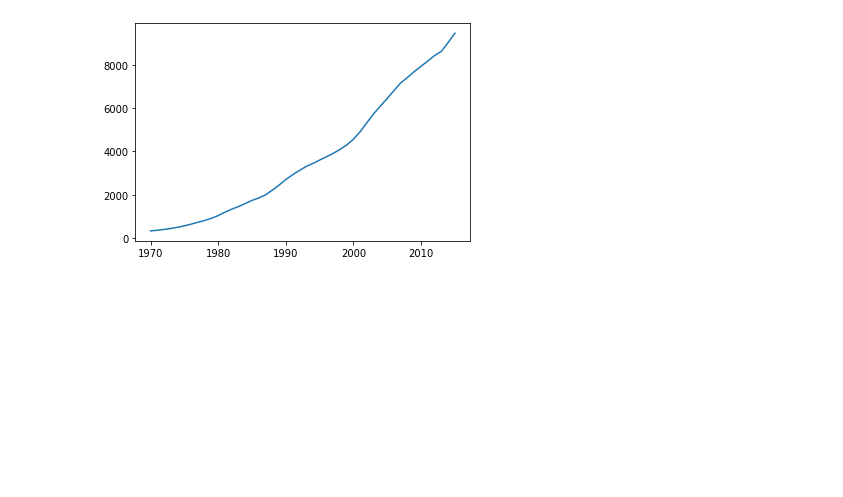
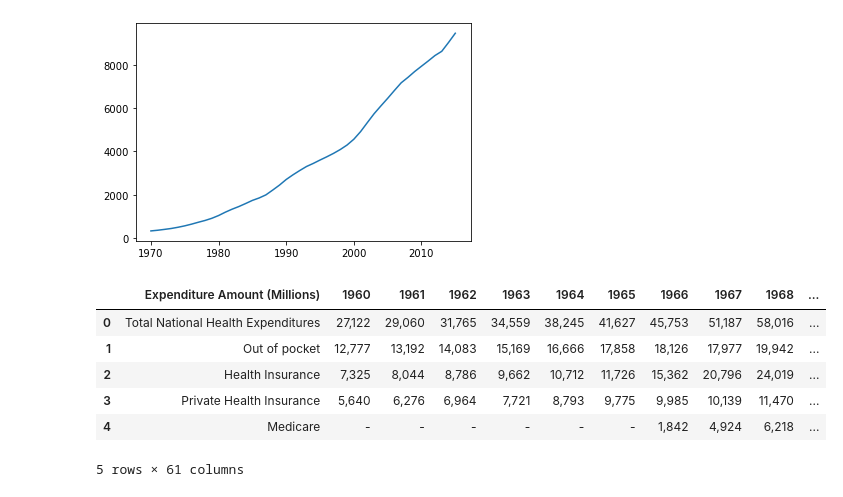
Before and after one commit to acumpelik/DataVisualizationClass, a Jupyter notebook: Week 3/DataVis2021_Assignment3_Cumpelik.ipynb, the cells around one changed output. Saved outputs shown, nothing was run; the diff lists cells and outputs as text; code cells hidden in the pictures; blank space fills up the shorter version.

```diff
--- a/Week 3/DataVis2021_Assignment3_Cumpelik.ipynb
+++ b/Week 3/DataVis2021_Assignment3_Cumpelik.ipynb
@@ -95,3 +104,14 @@ plt.plot(healthcare_time, healthcare_cost)
 # %% [output]
 [<matplotlib.lines.Line2D at 0x...>]
 [figure]
+# %%
+nhe2019 = pd.read_csv('NHE2019.csv', header=1)
+nhe2019.head()
+# %% [output]
+|  | Expenditure Amount (Millions) | 1960 | 1961 | 1962 | 1963 | 1964 | 1965 | 1966 | 1967 | 1968 | ... |
+| 0 | Total National Health Expenditures | 27,122 | 29,060 | 31,765 | 34,559 | 38,245 | 41,627 | 45,753 | 51,187 | 58,016 | ... |
+| 1 | Out of pocket | 12,777 | 13,192 | 14,083 | 15,169 | 16,666 | 17,858 | 18,126 | 17,977 | 19,942 | ... |
+| 2 | Health Insurance | 7,325 | 8,044 | 8,786 | 9,662 | 10,712 | 11,726 | 15,362 | 20,796 | 24,019 | ... |
+| 3 | Private Health Insurance | 5,640 | 6,276 | 6,964 | 7,721 | 8,793 | 9,775 | 9,985 | 10,139 | 11,470 | ... |
+| 4 | Medicare | - | - | - | - | - | - | 1,842 | 4,924 | 6,218 | ... |
+5 rows × 61 columns
```
Also changed, not shown: parts of 3 cells of this notebook, 1 other file.
